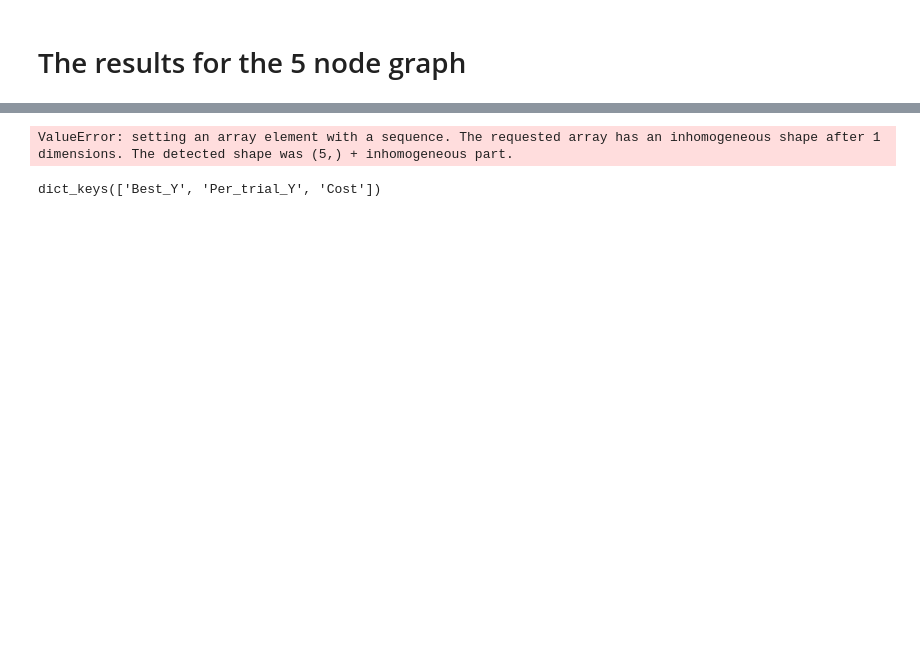
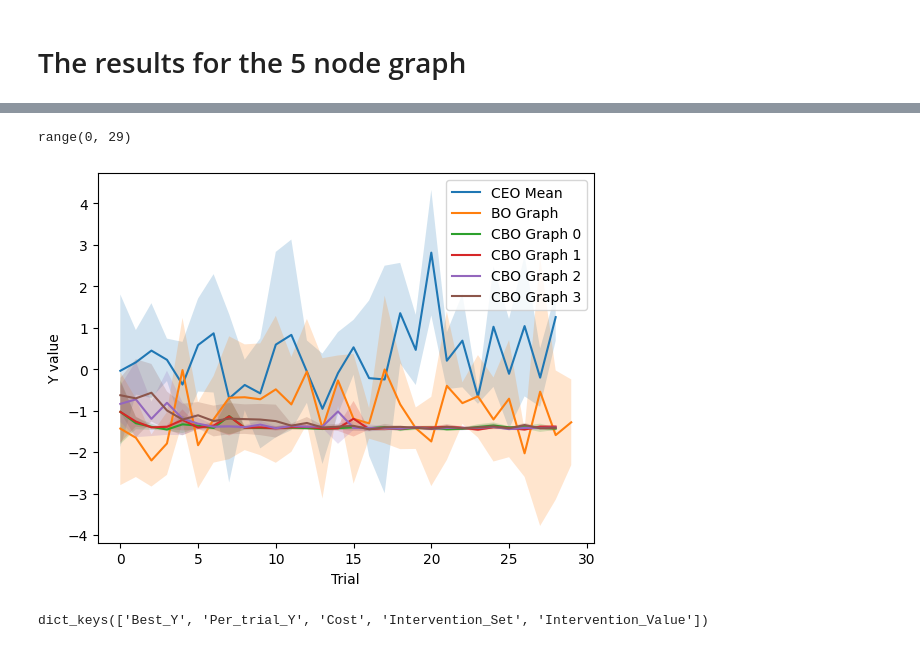
Before and after one commit to FearTheDeer9/AmortizedBayesianOptimization, a Jupyter notebook: results/graph5_results_notebook.ipynb, the cells around one changed output, grey strips where cells are left out. Drawn from its saved outputs; the diff is of its cells as text; code cells hidden in the pictures; blank space fills up the shorter version.

```diff
--- a/results/graph5_results_notebook.ipynb
+++ b/results/graph5_results_notebook.ipynb
@@ -97,13 +99,14 @@ plot_everything(base_path, 'Best_Y')
 # %%
 # Load results for each experiment type
 base_path = 'Graph5'
-plot_everything(base_path, 'Per_trial_Y')
+plot_everything(base_path, 'Per_trial_Y', noiseless=False, save_file=True)
 # %% [output]
-ValueError: setting an array element with a sequence. The requested array has an inhomogeneous shape after 1 dimensions. The detected shape was (5,) + inhomogeneous part.
+range(0, 29)
+[figure, added]
 # %%
-with open("Graph5/run_ceo_5_results.pickle", "rb") as file:
+with open("Graph5/run_ceo_4_results_noisy.pickle", "rb") as file:
     ceo_results = pickle.load(file)
 
 print(ceo_results.keys())
 # %% [output]
-dict_keys(['Best_Y', 'Per_trial_Y', 'Cost'])
+dict_keys(['Best_Y', 'Per_trial_Y', 'Cost', 'Intervention_Set', 'Intervention_Value'])
```
Also changed, not shown: parts of 4 cells of this notebook, 10 other files.
